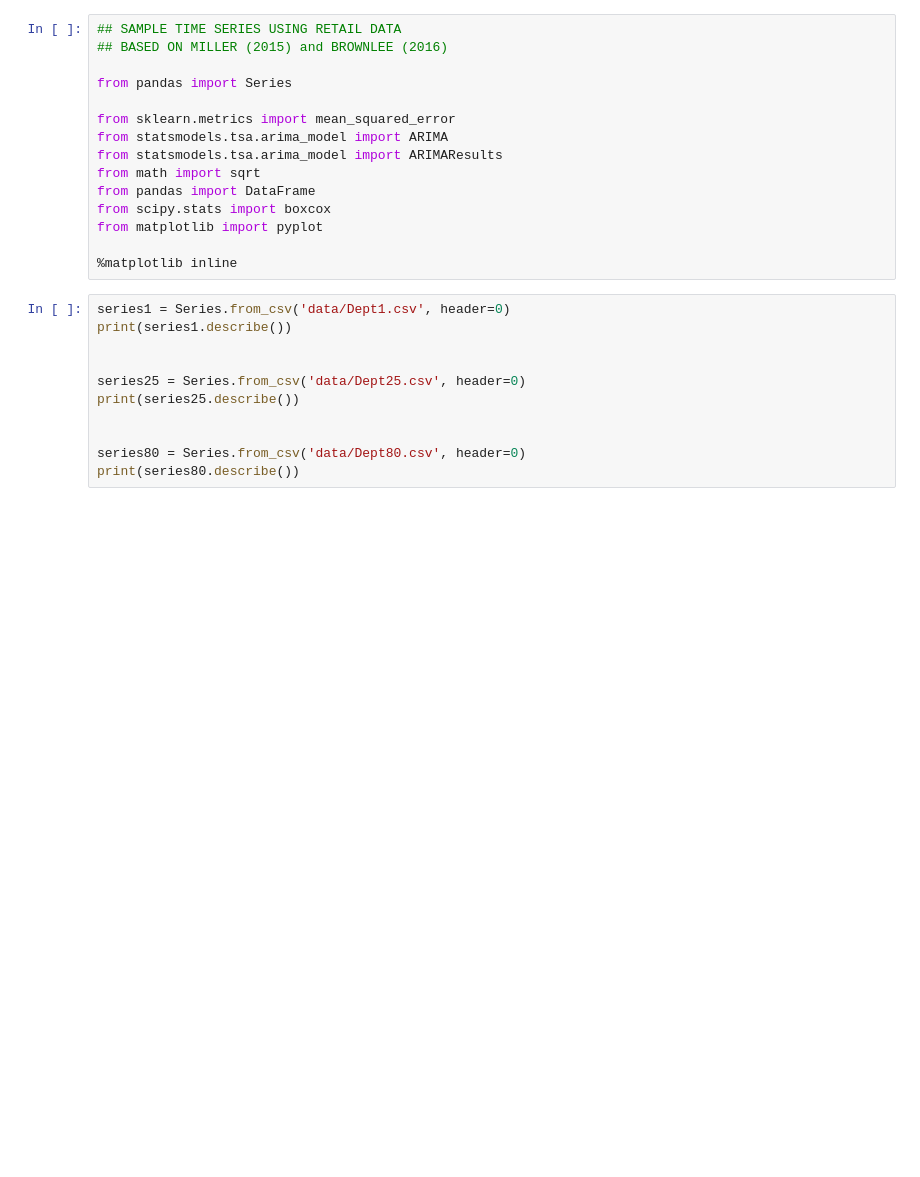
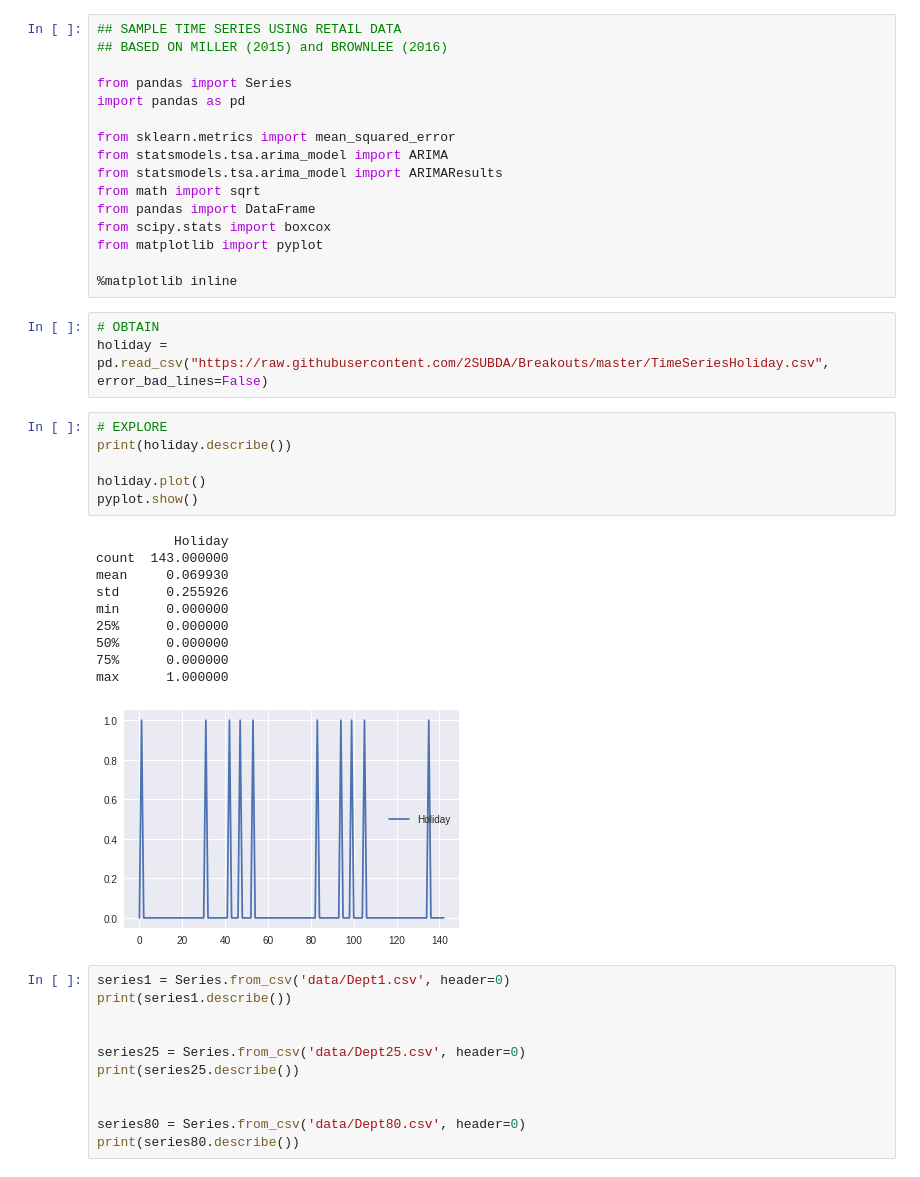
Before and after one commit to 2SUBDA/Breakouts, a Jupyter notebook: DeptOneTimeSeries.ipynb, the cells around one changed output. Saved outputs shown, nothing was run; the diff lists cells and outputs as text; blank space fills up the shorter version.

```diff
--- a/DeptOneTimeSeries.ipynb
+++ b/DeptOneTimeSeries.ipynb
@@ -3,6 +5,7 @@
 ## BASED ON MILLER (2015) and BROWNLEE (2016)
 
 from pandas import Series
+import pandas as pd
 
 from sklearn.metrics import mean_squared_error
 from statsmodels.tsa.arima_model import ARIMA
@@ -13,6 +16,26 @@ from scipy.stats import boxcox
 from matplotlib import pyplot
 
 %matplotlib inline
+# %%
+# OBTAIN
+holiday = pd.read_csv("https://raw.githubusercontent.com/2SUBDA/Breakouts/master/TimeSeriesHoliday.csv", error_bad_lines=False)
+# %%
+# EXPLORE
+print(holiday.describe())
+
+holiday.plot()
+pyplot.show()
+# %% [output]
+          Holiday
+count  143.000000
+mean     0.069930
+std      0.255926
+min      0.000000
+25%      0.000000
+50%      0.000000
+75%      0.000000
+max      1.000000
+[figure, added]
 # %%
 series1 = Series.from_csv('data/Dept1.csv', header=0)
 print(series1.describe())
```
Also changed, not shown: parts of 2 cells of this notebook.
